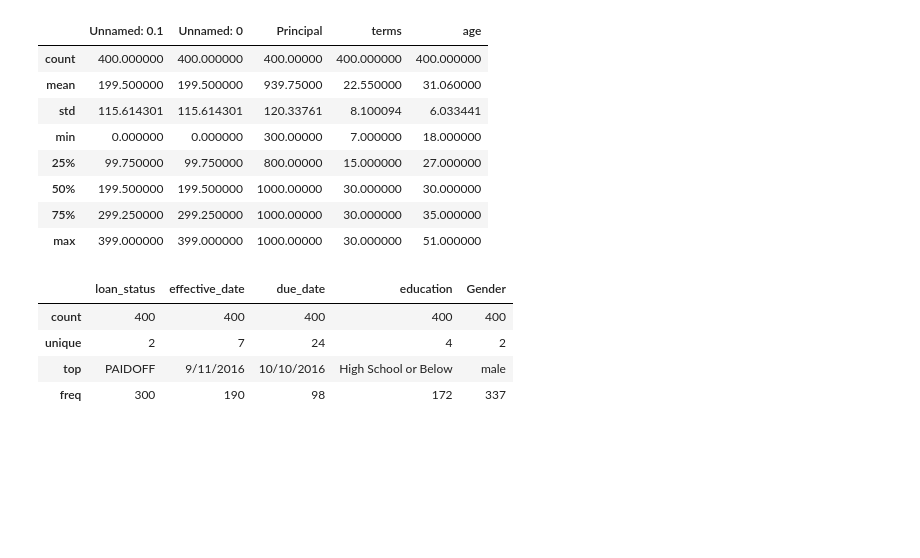
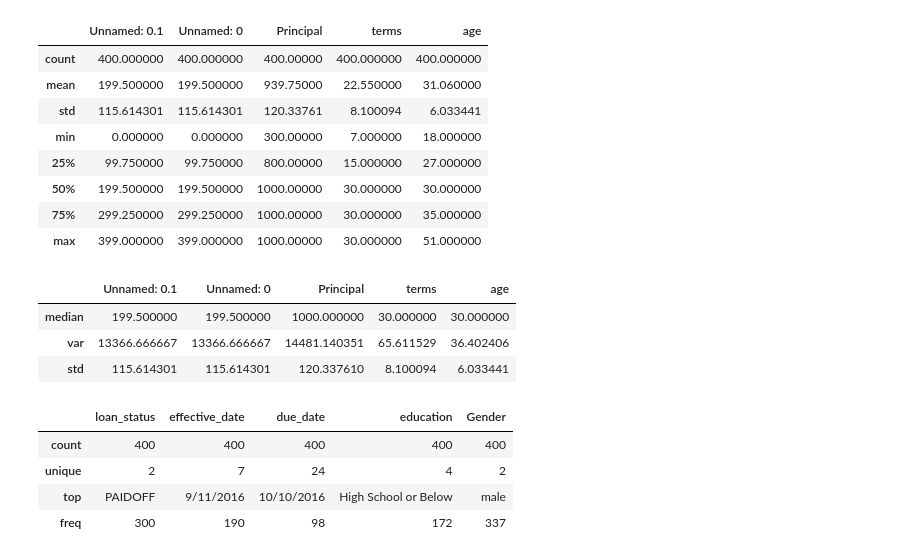
Before and after one commit to ThatPoter/Bank-Loan-Classifier, a Jupyter notebook: LoansStatusClassification(v1).ipynb, the cells around one changed output. Drawn from its saved outputs; the diff is of its cells as text; code cells hidden in the pictures; blank space fills up the shorter version.

```diff
--- a/LoansStatusClassification(v1).ipynb
+++ b/LoansStatusClassification(v1).ipynb
@@ -45,6 +46,14 @@ df.describe()
 | 50% | 199.500000 | 199.500000 | 1000.00000 | 30.000000 | 30.000000 |
 | 75% | 299.250000 | 299.250000 | 1000.00000 | 30.000000 | 35.000000 |
 | max | 399.000000 | 399.000000 | 1000.00000 | 30.000000 | 51.000000 |
+# %%
+# Let's check the skewness and spread of the variables
+df.agg([np.median, np.var, np.std])
+# %% [output]
+|  | Unnamed: 0.1 | Unnamed: 0 | Principal | terms | age |
+| median | 199.500000 | 199.500000 | 1000.000000 | 30.000000 | 30.000000 |
+| var | 13366.666667 | 13366.666667 | 14481.140351 | 65.611529 | 36.402406 |
+| std | 115.614301 | 115.614301 | 120.337610 | 8.100094 | 6.033441 |
 # %%
 # Let's check the summary statistics for categorical data
 df.describe(include=['O'])
```
Also changed, not shown: parts of 12 cells of this notebook.
